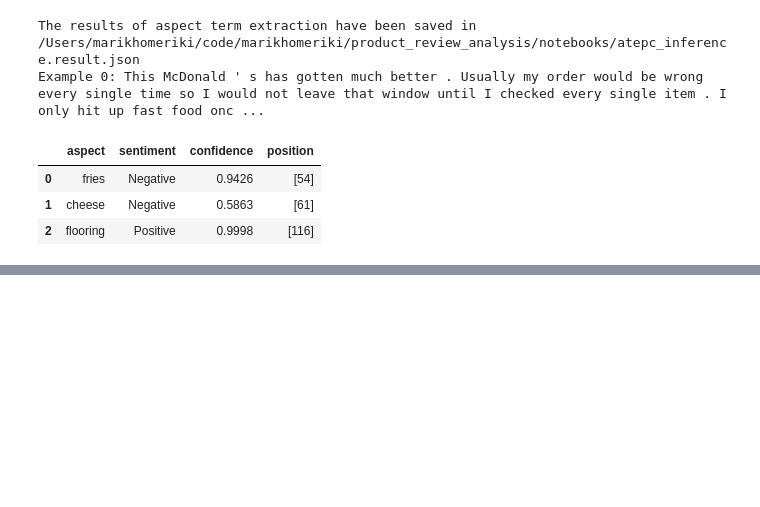
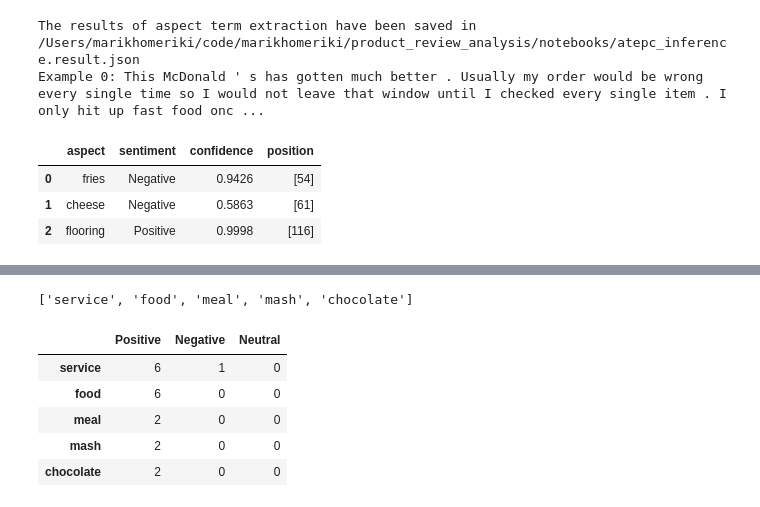
Before and after one commit to marikhomeriki/product_review_analysis, a Jupyter notebook: notebooks/absa_v1.ipynb, the cells around one changed output, grey strips where cells are left out. Saved outputs shown, nothing was run; the diff lists cells and outputs as text; code cells hidden in the pictures; blank space fills up the shorter version.

```diff
--- a/notebooks/absa_v1.ipynb
+++ b/notebooks/absa_v1.ipynb
@@ -126,0 +147,3 @@ aspects = get_aspect_distribution(dfs)
+# %%
+lss = list(aspects.keys())
+lss
@@ -127,3 +168,34 @@ aspects = get_aspect_distribution(dfs)
+# %%
+frequent_aspects = sorted(lss, key = lambda x: -len(aspects[x]))[:5]
+# %%
+frequent_aspects
+# %% [output]
+['service', 'food', 'meal', 'mash', 'chocolate']
+# %%
+def get_sent_asps():
+    sent_asps = {}
+    sent_counts = []
+    for aspect in frequent_aspects:
+        sent_counts.append(aspects[aspect].count('Positive'))
+        sent_counts.append(aspects[aspect].count('Negative'))
+        sent_counts.append(aspects[aspect].count('Neutral'))
+        sent_asps[aspect] = sent_counts
+        sent_counts = []
+    return sent_asps
+# %%
+sent_asps = get_sent_asps()
+# %%
+sent_asps = pd.DataFrame(sent_asps)
+sent_asps_tr = sent_asps.T
+sent_asps_tr.rename({0: 'Positive', 1: 'Negative', 2: 'Neutral'}, axis=1, inplace = True)
+sent_asps_tr
+# %% [output]
+|  | Positive | Negative | Neutral |
+| service | 6 | 1 | 0 |
+| food | 6 | 0 | 0 |
+| meal | 2 | 0 | 0 |
+| mash | 2 | 0 | 0 |
+| chocolate | 2 | 0 | 0 |
 # %%
 aspects_ls = list(aspects.keys())
 # %%
```
Also changed, not shown: parts of 20 cells of this notebook, 2 other files.
